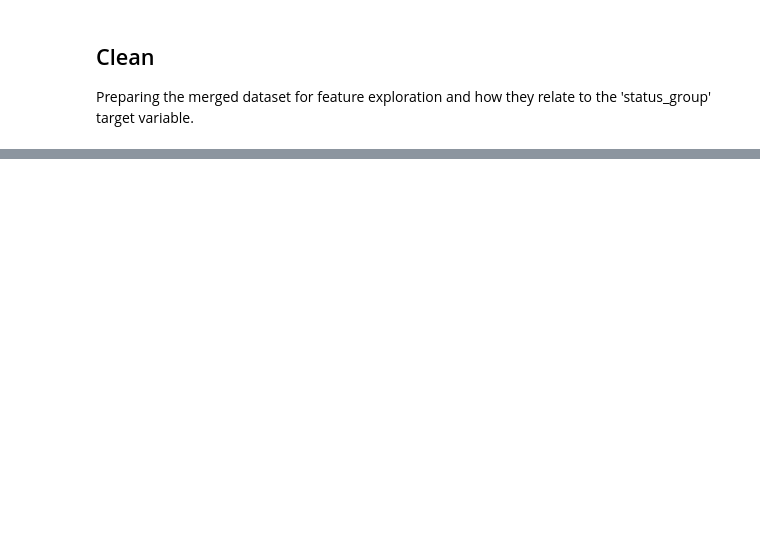
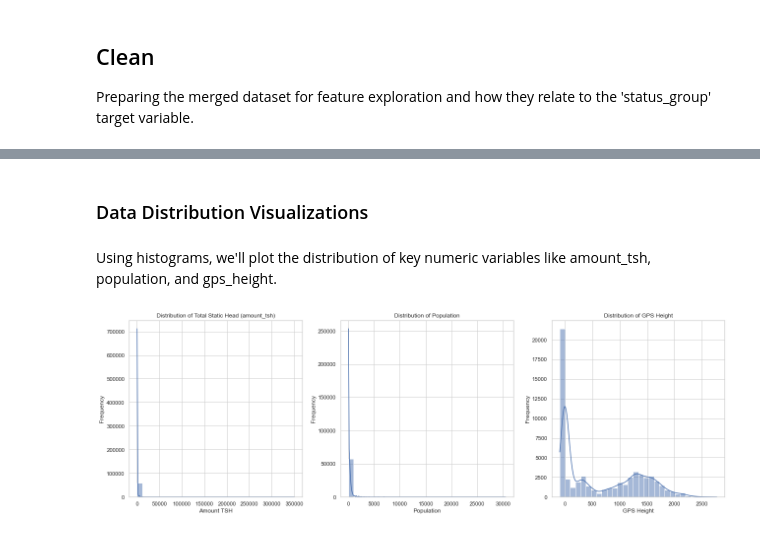
Before and after one commit to GoknurK/Tanzania-Water-Wells-Status-Prediction, a Jupyter notebook: DRAFT_nb.ipynb, the cells around one changed output, grey strips where cells are left out. Cells and saved outputs as stored; diff of their text form; code cells hidden in the pictures; blank space fills up the shorter version.

```diff
--- a/DRAFT_nb.ipynb
+++ b/DRAFT_nb.ipynb
@@ -1475,0 +195,3 @@ The "Jelly Movie Studio Project" has successfully unveiled invaluable insights f
+# %%
+# Converting 'date_recorded' to datetime
+merged_data['date_recorded'] = pd.to_datetime(merged_data['date_recorded'])
@@ -1475,0 +439,10 @@ The "Jelly Movie Studio Project" has successfully unveiled invaluable insights f
+# %%
+# Binary encoding of the 'status_group' column
+
+# 'functional' is assigned 1 and 'non functional' or 'functional needs repair' are assigned 0
+data_dedup['status_binary'] = data_dedup['status_group'].apply(lambda x: 1 if x == 'functional' else 0)
+
+# 'non-functional' is assigned 0 and 'functional' or 'functional needs repair' are assigned 1
+data_dedup['status_binary_reversed'] = data_dedup['status_group'].apply(lambda x: 0 if x == 'non functional' else 1)
+
+data_dedup[['status_group', 'status_binary', 'status_binary_reversed']].head(20)
@@ -1475,0 +479,5 @@ The "Jelly Movie Studio Project" has successfully unveiled invaluable insights f
+# %%
+# Creating master dataset with all values of 'well_age' greater than or equal to zero
+# to eliminate negative values where 'recorded_year' was likely listed inaccurately
+master_data = data_dedup[data_dedup['well_age'] >= 0]
+master_data.info()
@@ -1475,0 +505,32 @@ The "Jelly Movie Studio Project" has successfully unveiled invaluable insights f
+# %% [markdown]
+### Data Distribution Visualizations
+# %% [markdown]
+Using histograms, we'll plot the distribution of key numeric variables like amount_tsh, population, and gps_height.
+# %%
+sns.set_style("whitegrid")
+
+# Creating histograms for 'amount_tsh', 'population', and 'gps_height'
+fig, axes = plt.subplots(1, 3, figsize=(18, 6))
+
+# Plot for 'amount_tsh'
+sns.histplot(master_data['amount_tsh'], bins=30, ax=axes[0], kde=True)
+axes[0].set_title('Distribution of Total Static Head (amount_tsh)')
+axes[0].set_xlabel('Amount TSH')
+axes[0].set_ylabel('Frequency')
+
+# Plot for 'population'
+sns.histplot(master_data['population'], bins=30, ax=axes[1], kde=True)
+axes[1].set_title('Distribution of Population')
+axes[1].set_xlabel('Population')
+axes[1].set_ylabel('Frequency')
+
+# Plot for 'gps_height'
+sns.histplot(master_data['gps_height'], bins=30, ax=axes[2], kde=True)
+axes[2].set_title('Distribution of GPS Height')
+axes[2].set_xlabel('GPS Height')
+axes[2].set_ylabel('Frequency')
+
+plt.tight_layout()
+plt.show()
+# %% [output]
+[figure, added]
```
Also changed, not shown: parts of 183 cells of this notebook, 10 other files.
